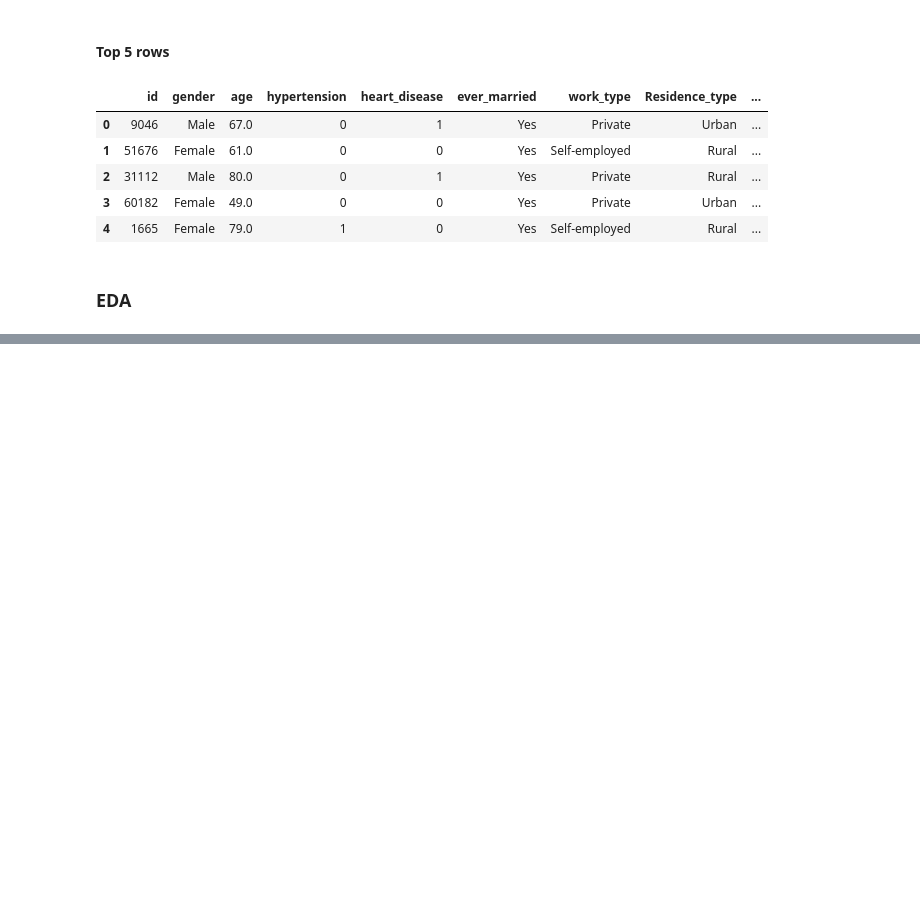
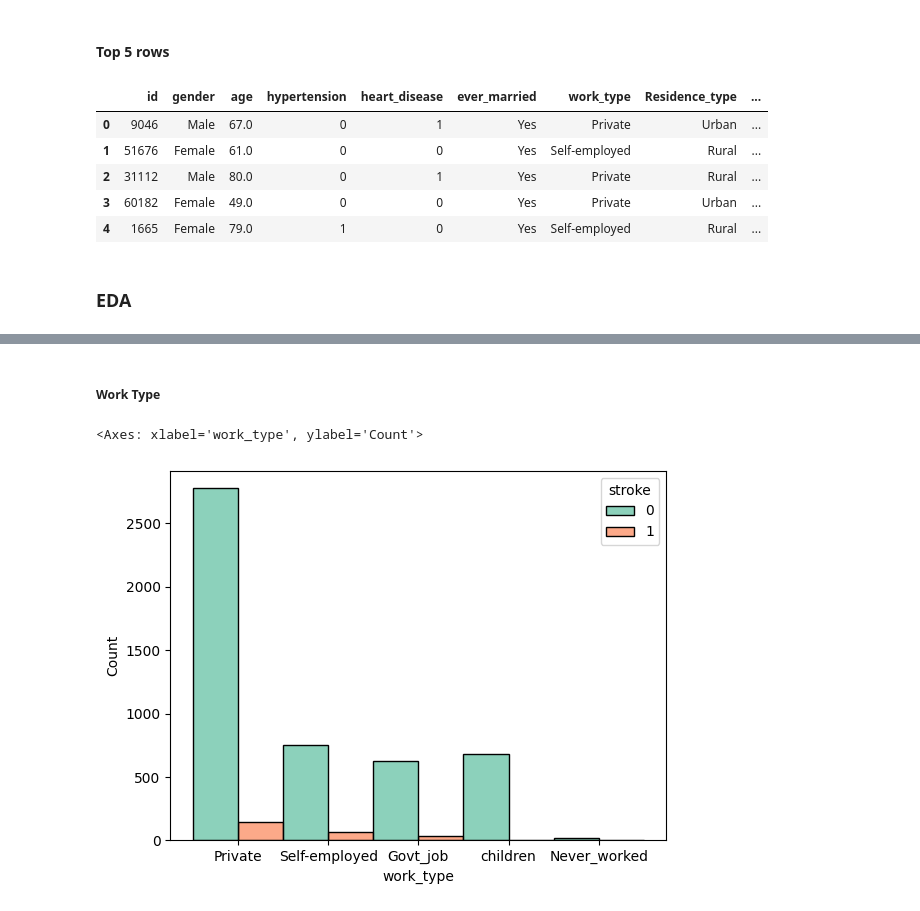
Before and after one commit to jblanche1325/stroke-predictions, a Jupyter notebook: notebook/1. EDA.ipynb, the cells around one changed output, grey strips where cells are left out. Saved outputs shown, nothing was run; the diff lists cells and outputs as text; code cells hidden in the pictures; blank space fills up the shorter version.

```diff
--- a/notebook/1. EDA.ipynb
+++ b/notebook/1. EDA.ipynb
@@ -48,0 +145,13 @@ profile.to_file('stroke_data_profile_report.html')
+# %% [markdown]
+<h5> Work Type </h5>
+# %%
+sns.histplot(binwidth=1,
+             x='work_type',
+             hue='stroke',
+             data=df,
+             stat='count',
+             multiple='dodge',
+             palette='Set2')
+# %% [output]
+<Axes: xlabel='work_type', ylabel='Count'>
+[figure, added]
```
Also changed, not shown: parts of 39 cells of this notebook, 8 other files.
